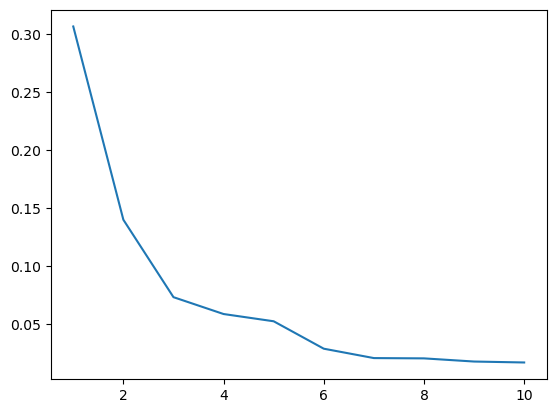
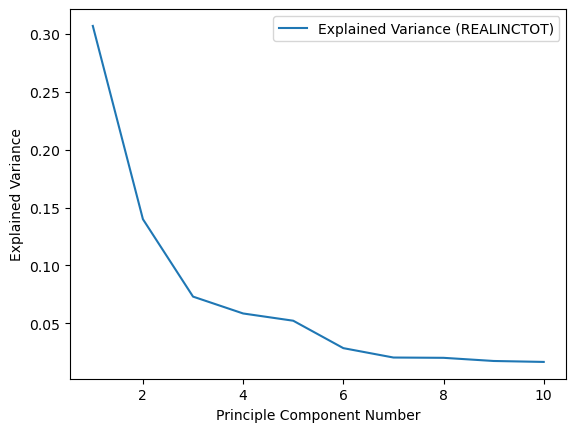
The notebook cell's code change between the first figure and the second:
--- before
+++ after
@@ -1,2 +1,6 @@
 import matplotlib.pyplot as plt
-plt.plot(range(1,11), variance_array)
+plt.plot(range(1,11), explained_var_realinctot, label="Explained Variance (REALINCTOT)")
+plt.xlabel("Principle Component Number")
+plt.ylabel("Explained Variance")
+plt.legend()
+plt.show()

Commit: Updated second model notebook